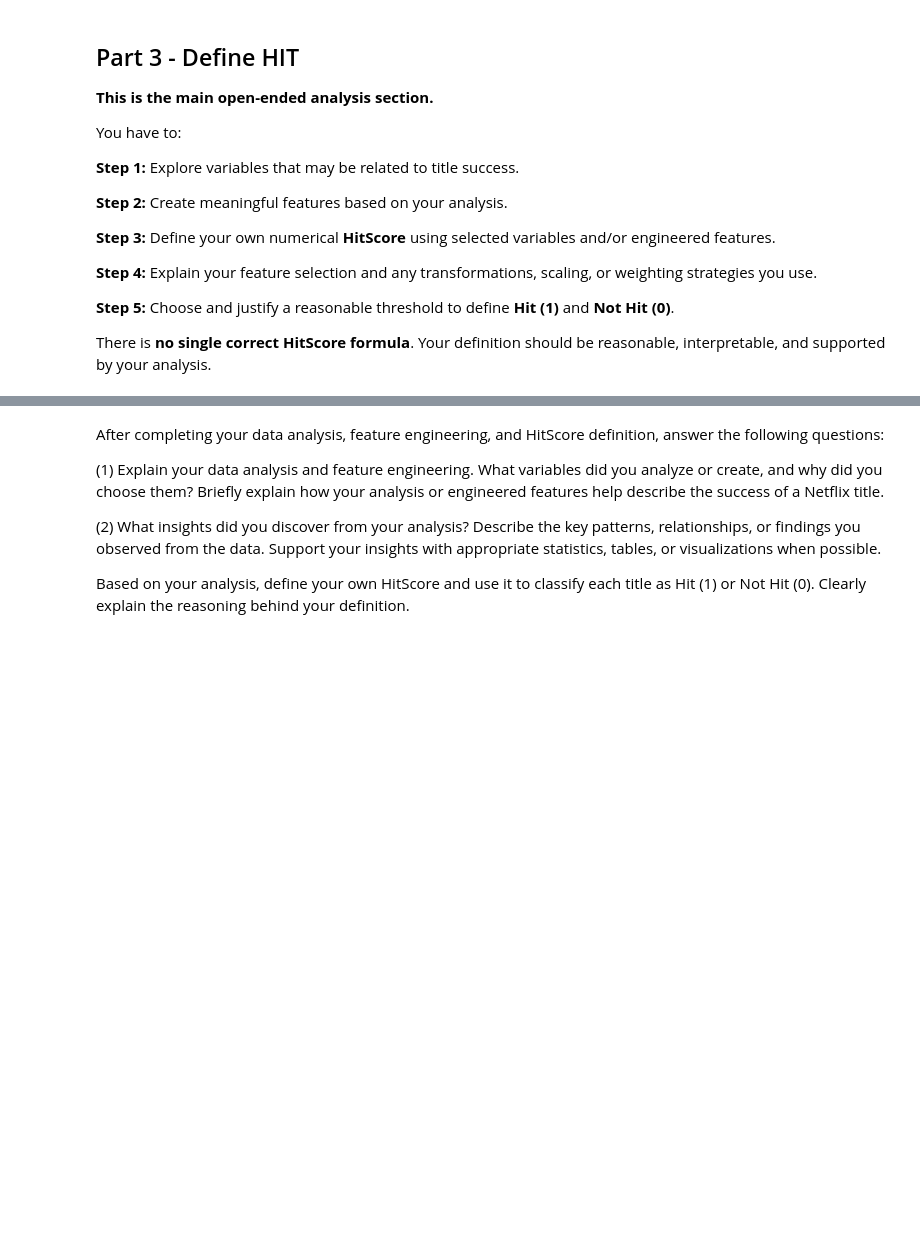
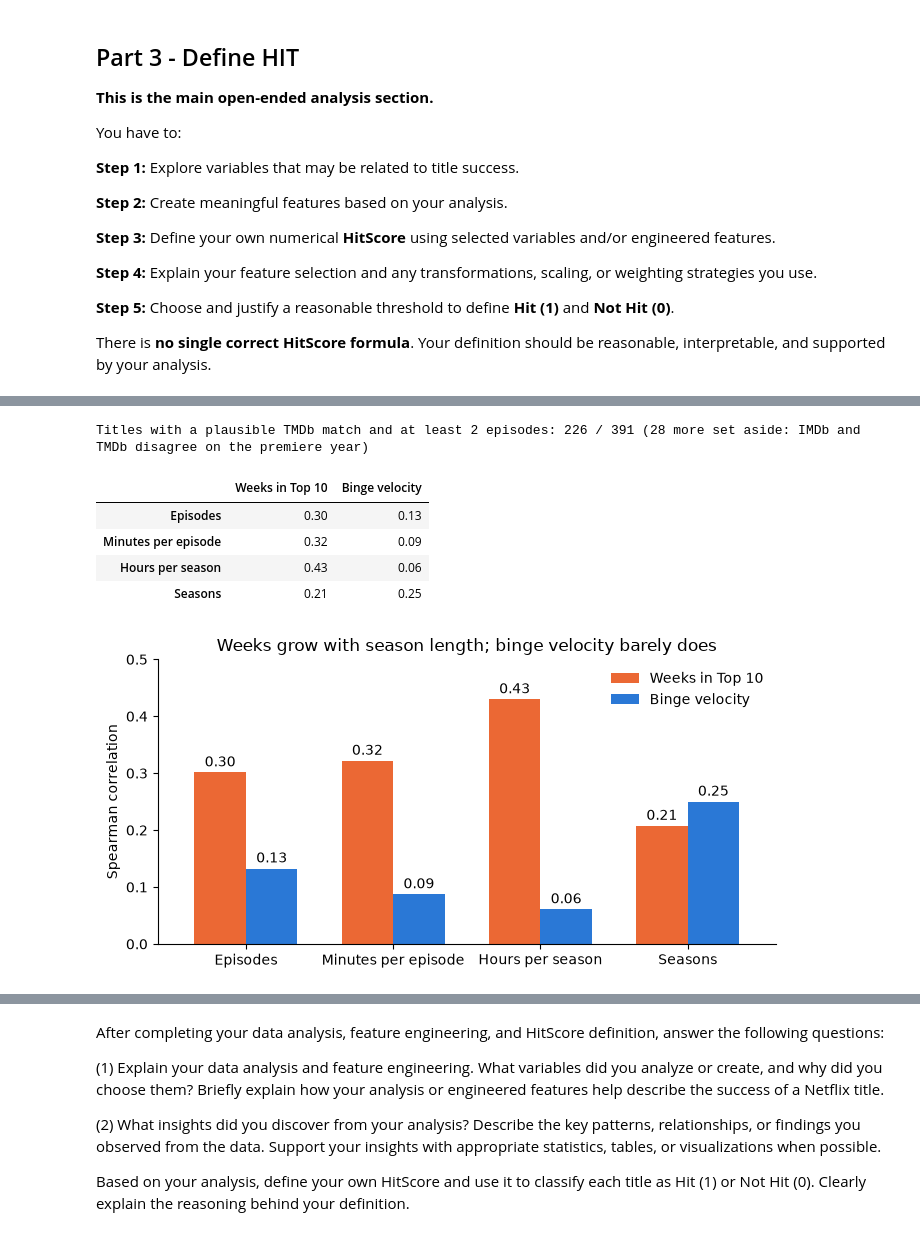
Before and after one commit to DancinAndrew/HW2-Netflix_ML, a Jupyter notebook: netflix.ipynb, the cells around one changed output, grey strips where cells are left out. Cells and saved outputs as stored; diff of their text form; code cells hidden in the pictures; blank space fills up the shorter version.

```diff
--- a/netflix.ipynb
+++ b/netflix.ipynb
@@ -283,0 +572,52 @@ There is **no single correct HitScore formula**. Your definition should be reaso
+# %%
+# Exploration 2a: does a measure mostly reflect how long the show is?
+# Length = per-season runtime. TMDb stores "no data" as 0, so fall back to the IMDb episode runtime.
+runtime_min = df_clean["episode_run_time"].replace(0, np.nan).fillna(df_clean["runtimeMinutes"])
+length = pd.DataFrame({
+    "Episodes": df_clean["number_of_episodes"],
+    "Minutes per episode": runtime_min,
+    "Hours per season": df_clean["number_of_episodes"] * runtime_min / 60 / df_clean["number_of_seasons"],
+    "Seasons": df_clean["number_of_seasons"],  # TMDb snapshot from 2023 or later
+})
+
+# Length data is only trustworthy when the TMDb match is plausibly the right show.
+def normalize_title(s: pd.Series) -> pd.Series:
+    return s.fillna("").str.lower().str.replace(r"[^a-z0-9 ]", "", regex=True).str.strip()
+
+tmdb_year = pd.to_datetime(df_clean["first_air_date"], errors="coerce").dt.year
+same_show = (
+    (normalize_title(df_clean["tmdb_title"]) == normalize_title(df_clean["netflix_title"]))
+    & (tmdb_year <= df_clean["netflix_year_hint"])
+    & (df_clean["number_of_episodes"] >= 2)
+)
+# IMDb and TMDb premieres more than a year apart: one of them is another show (Lost in Space -> the 1965 original).
+years_disagree = (df_clean["startYear"] - tmdb_year).abs() > 1
+plausible = same_show & ~years_disagree
+print(f"Titles with a plausible TMDb match and at least 2 episodes: {plausible.sum()} / {len(df_clean)} "
+      f"({(same_show & years_disagree).sum()} more set aside: IMDb and TMDb disagree on the premiere year)")
+
+measures = {"netflix_weeks": "Weeks in Top 10", "binge_velocity": "Binge velocity"}
+length_corr = pd.DataFrame({
+    label: length[plausible].corrwith(df_clean.loc[plausible, col], method="spearman")
+    for col, label in measures.items()
+})
+display(length_corr.round(2))
+
+ax = length_corr.plot.bar(color=[ORANGE, BLUE], figsize=(7, 3.6), rot=0, width=0.7)
+for container in ax.containers:
+    ax.bar_label(container, fmt="%.2f", padding=2)
+ax.set_ylim(0, 0.5)
+ax.set_ylabel("Spearman correlation")
+ax.set_title("Weeks grow with season length; binge velocity barely does")
+ax.spines[["top", "right"]].set_visible(False)
+ax.legend(frameon=False)
+plt.tight_layout()
+plt.show()
+# %% [output]
+Titles with a plausible TMDb match and at least 2 episodes: 226 / 391 (28 more set aside: IMDb and TMDb disagree on the premiere year)
+|  | Weeks in Top 10 | Binge velocity |
+| Episodes | 0.30 | 0.13 |
+| Minutes per episode | 0.32 | 0.09 |
+| Hours per season | 0.43 | 0.06 |
+| Seasons | 0.21 | 0.25 |
+[figure, added]
```
Also changed, not shown: parts of 49 cells of this notebook, 1 other file.
